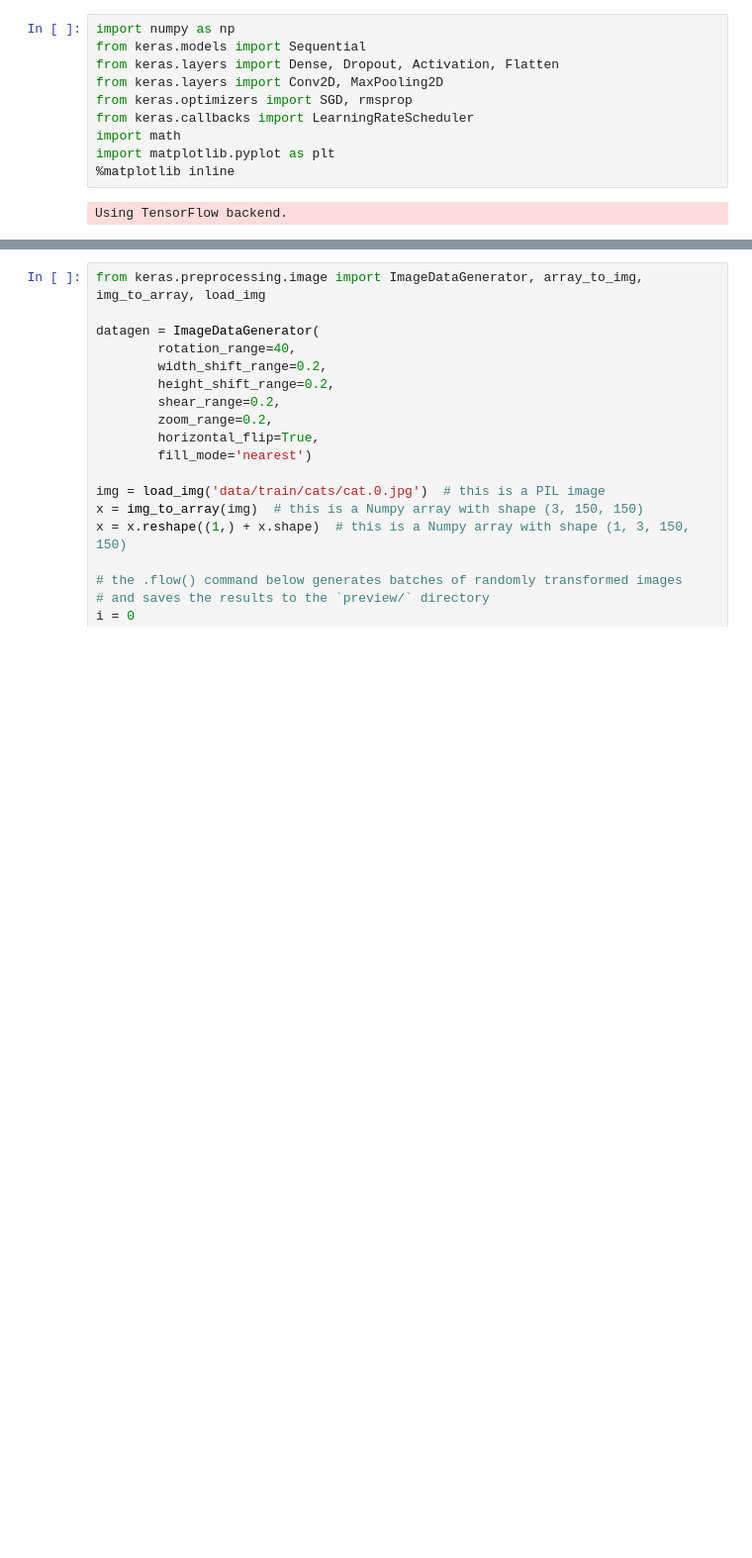
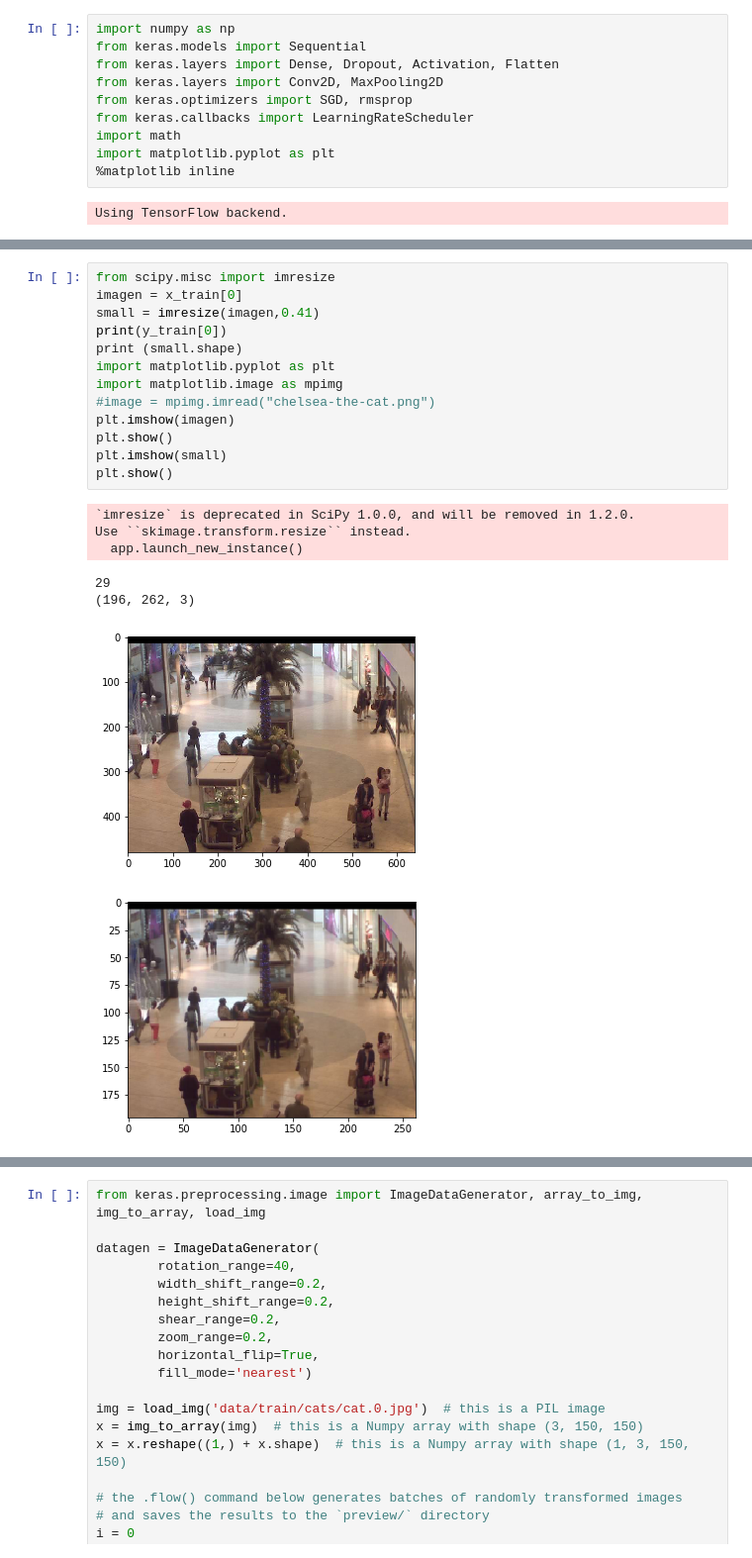
Before and after one commit to Buguemar/NNTarea3, a Jupyter notebook: Pregunta 3.ipynb, the cells around one changed output, grey strips where cells are left out. Shown at 99% size. Drawn from its saved outputs; the diff is of its cells as text; blank space fills up the shorter version.

```diff
--- a/Pregunta 3.ipynb
+++ b/Pregunta 3.ipynb
@@ -112,0 +146,21 @@ y_train=df_labels_train['count']
+# %%
+from scipy.misc import imresize
+imagen = x_train[0]
+small = imresize(imagen,0.41)
+print(y_train[0])
+print (small.shape)
+import matplotlib.pyplot as plt
+import matplotlib.image as mpimg
+#image = mpimg.imread("chelsea-the-cat.png")
+plt.imshow(imagen)
+plt.show()
+plt.imshow(small)
+plt.show()
+# %% [output]
+`imresize` is deprecated in SciPy 1.0.0, and will be removed in 1.2.0.
+Use ``skimage.transform.resize`` instead.
+  app.launch_new_instance()
+29
+(196, 262, 3)
+[figure, added]
+[figure, added]
```
Also changed, not shown: parts of 14 cells of this notebook.
